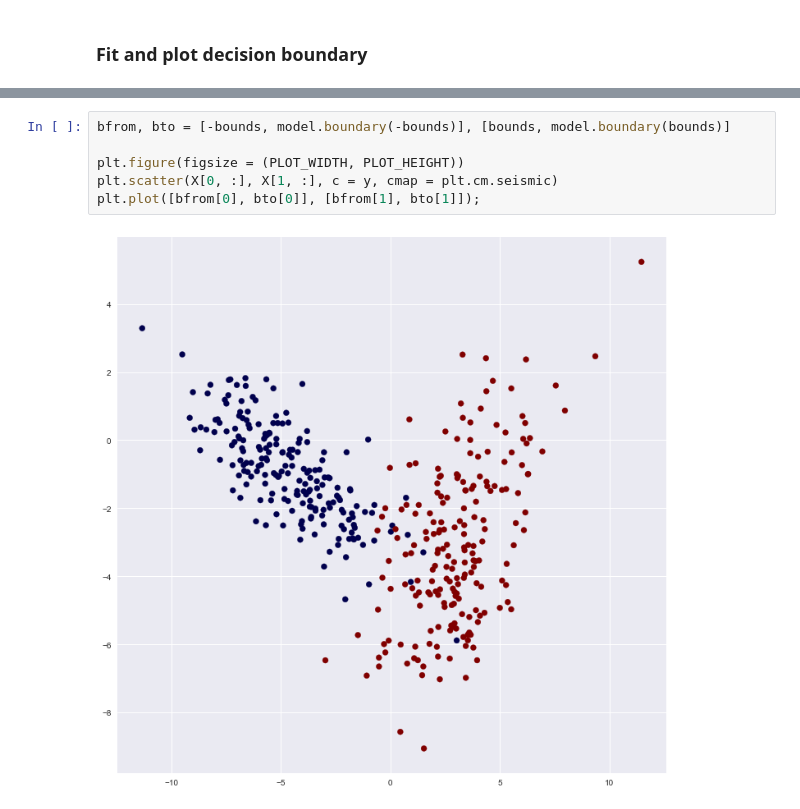
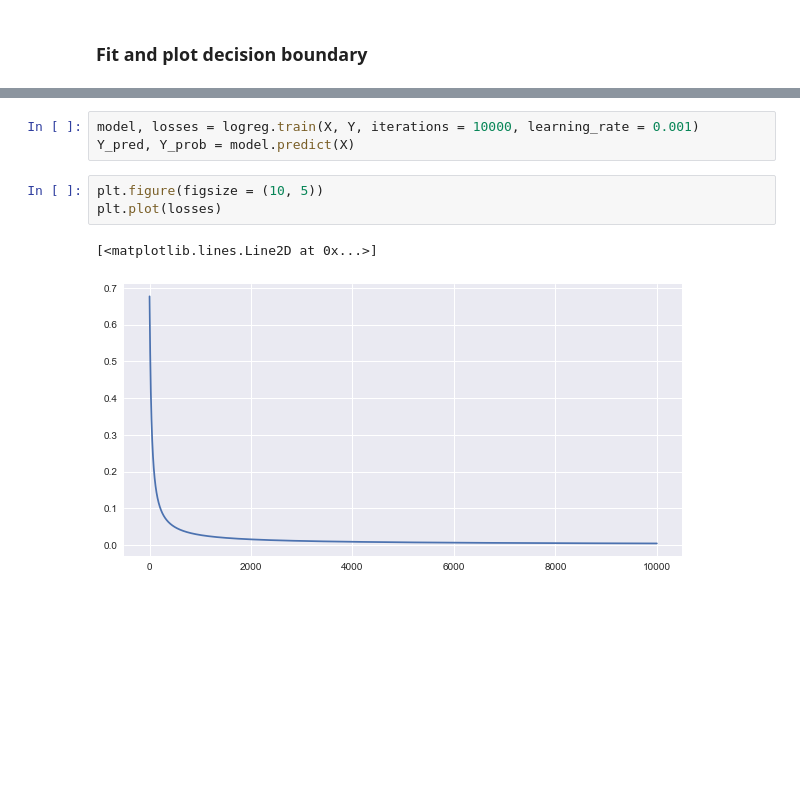
Before and after one commit to purzelrakete/hi, a Jupyter notebook: logreg/test.ipynb, the cells around one changed output, grey strips where cells are left out. Saved outputs shown, nothing was run; the diff lists cells and outputs as text; blank space fills up the shorter version.

```diff
--- a/logreg/test.ipynb
+++ b/logreg/test.ipynb
@@ -36,8 +37,9 @@ model = logreg.train(X, y)
-# %%
-bfrom, bto = [-bounds, model.boundary(-bounds)], [bounds, model.boundary(bounds)]
-
-plt.figure(figsize = (PLOT_WIDTH, PLOT_HEIGHT))
-plt.scatter(X[0, :], X[1, :], c = y, cmap = plt.cm.seismic)
-plt.plot([bfrom[0], bto[0]], [bfrom[1], bto[1]]);
-# %% [output]
-[figure, removed]
+# %%
+model, losses = logreg.train(X, Y, iterations = 10000, learning_rate = 0.001)
+Y_pred, Y_prob = model.predict(X)
+# %%
+plt.figure(figsize = (10, 5))
+plt.plot(losses)
+# %% [output]
+[<matplotlib.lines.Line2D at 0x...>]
+[figure, added]
```
Also changed, not shown: parts of 3 cells of this notebook, 4 other files.
